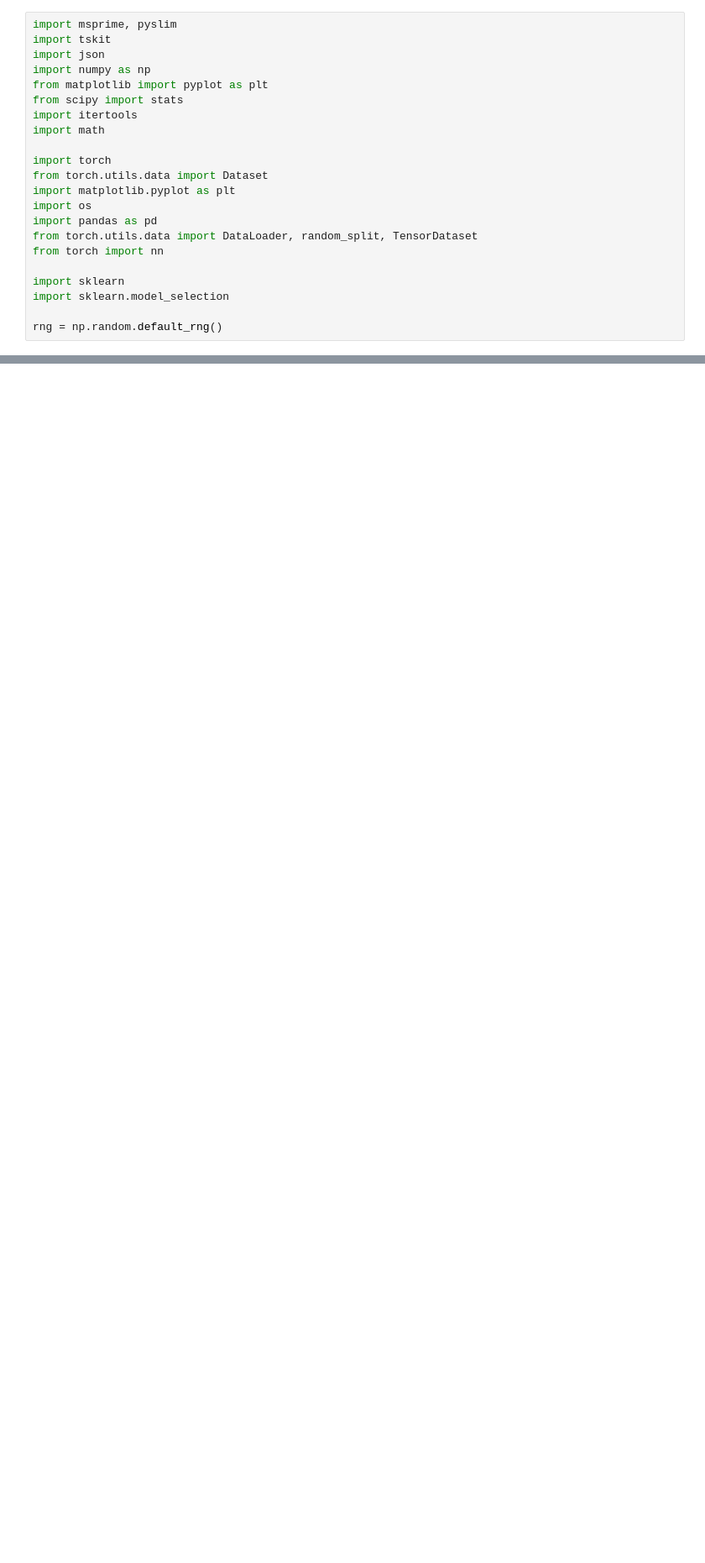
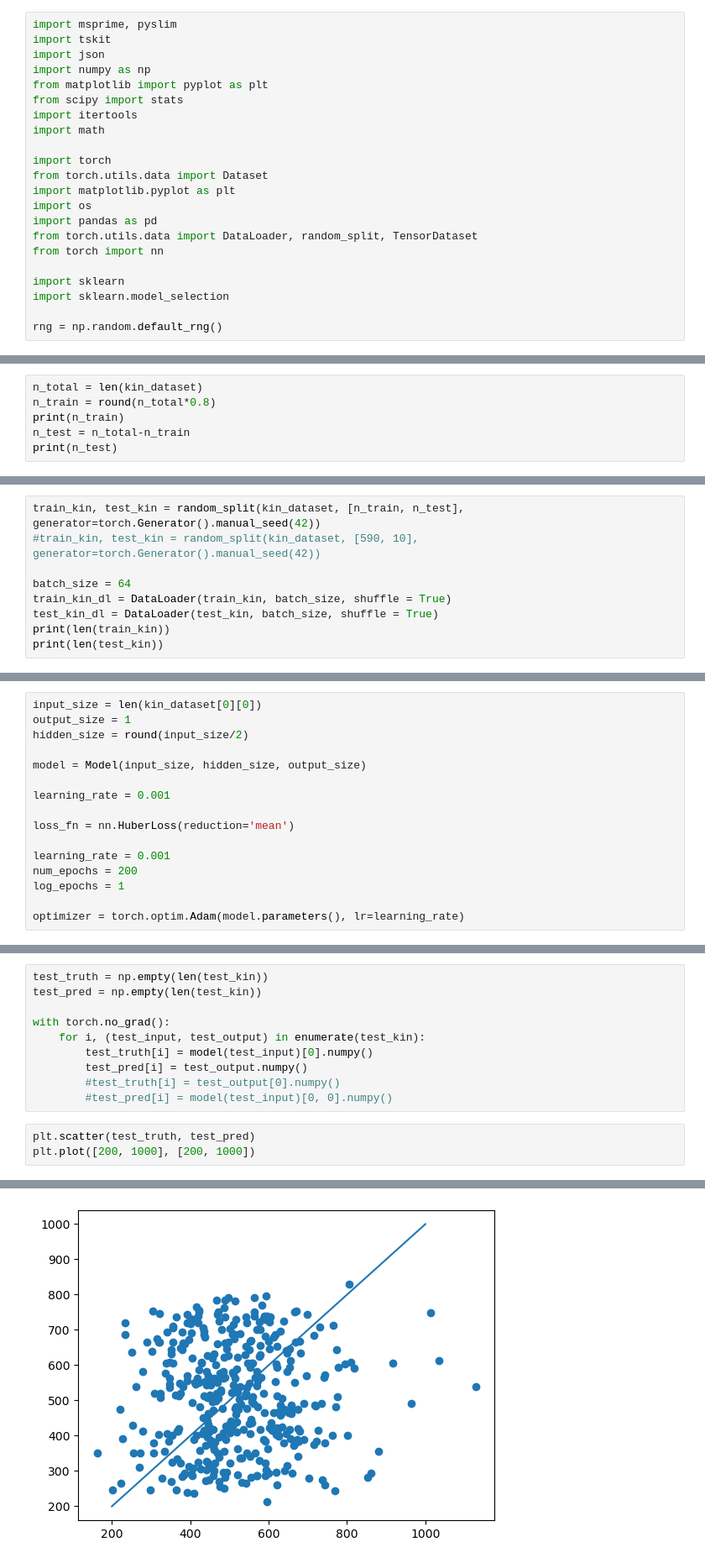
Before and after one commit to giliapatterson/spatial_ckmr, a Jupyter notebook: close_kin_slim/ckmr_nn.ipynb, the cells around one changed output, grey strips where cells are left out. Shown at 84% size. Cells and saved outputs as stored; diff of their text form; blank space fills up the shorter version.

```diff
--- a/close_kin_slim/ckmr_nn.ipynb
+++ b/close_kin_slim/ckmr_nn.ipynb
@@ -98,0 +65,6 @@ for epoch in range(num_epochs):
+# %%
+n_total = len(kin_dataset)
+n_train = round(n_total*0.8)
+print(n_train)
+n_test = n_total-n_train
+print(n_test)
@@ -98,0 +74,9 @@ for epoch in range(num_epochs):
+# %%
+train_kin, test_kin = random_split(kin_dataset, [n_train, n_test], generator=torch.Generator().manual_seed(42))
+#train_kin, test_kin = random_split(kin_dataset, [590, 10], generator=torch.Generator().manual_seed(42))
+
+batch_size = 64
+train_kin_dl = DataLoader(train_kin, batch_size, shuffle = True)
+test_kin_dl = DataLoader(test_kin, batch_size, shuffle = True)
+print(len(train_kin))
+print(len(test_kin))
@@ -98,0 +90,16 @@ for epoch in range(num_epochs):
+# %%
+input_size = len(kin_dataset[0][0])
+output_size = 1
+hidden_size = round(input_size/2)
+
+model = Model(input_size, hidden_size, output_size)
+
+learning_rate = 0.001
+
+loss_fn = nn.HuberLoss(reduction='mean')
+
+learning_rate = 0.001
+num_epochs = 200
+log_epochs = 1
+
+optimizer = torch.optim.Adam(model.parameters(), lr=learning_rate)
@@ -98,0 +152,14 @@ for epoch in range(num_epochs):
+# %%
+test_truth = np.empty(len(test_kin))
+test_pred = np.empty(len(test_kin))
+
+with torch.no_grad():
+    for i, (test_input, test_output) in enumerate(test_kin):
+        test_truth[i] = model(test_input)[0].numpy()
+        test_pred[i] = test_output.numpy()
+        #test_truth[i] = test_output[0].numpy()
+        #test_pred[i] = model(test_input)[0, 0].numpy()
+# %%
+plt.scatter(test_truth, test_pred)
+plt.plot([200, 1000], [200, 1000])
+# %% [output]
@@ -98,0 +167 @@ for epoch in range(num_epochs):
+[figure, added]
```
Also changed, not shown: parts of 13 cells of this notebook, 4 other files.
